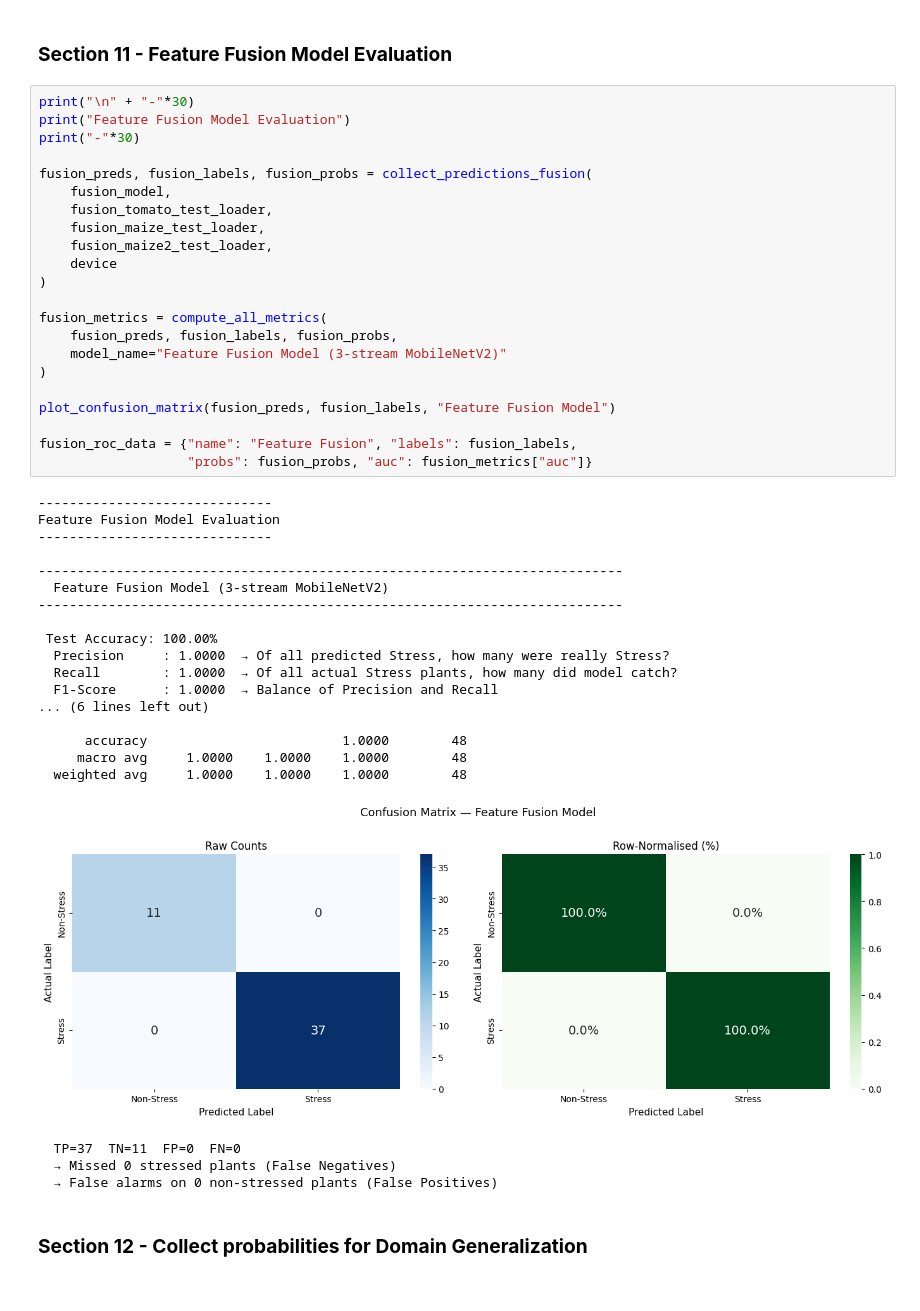
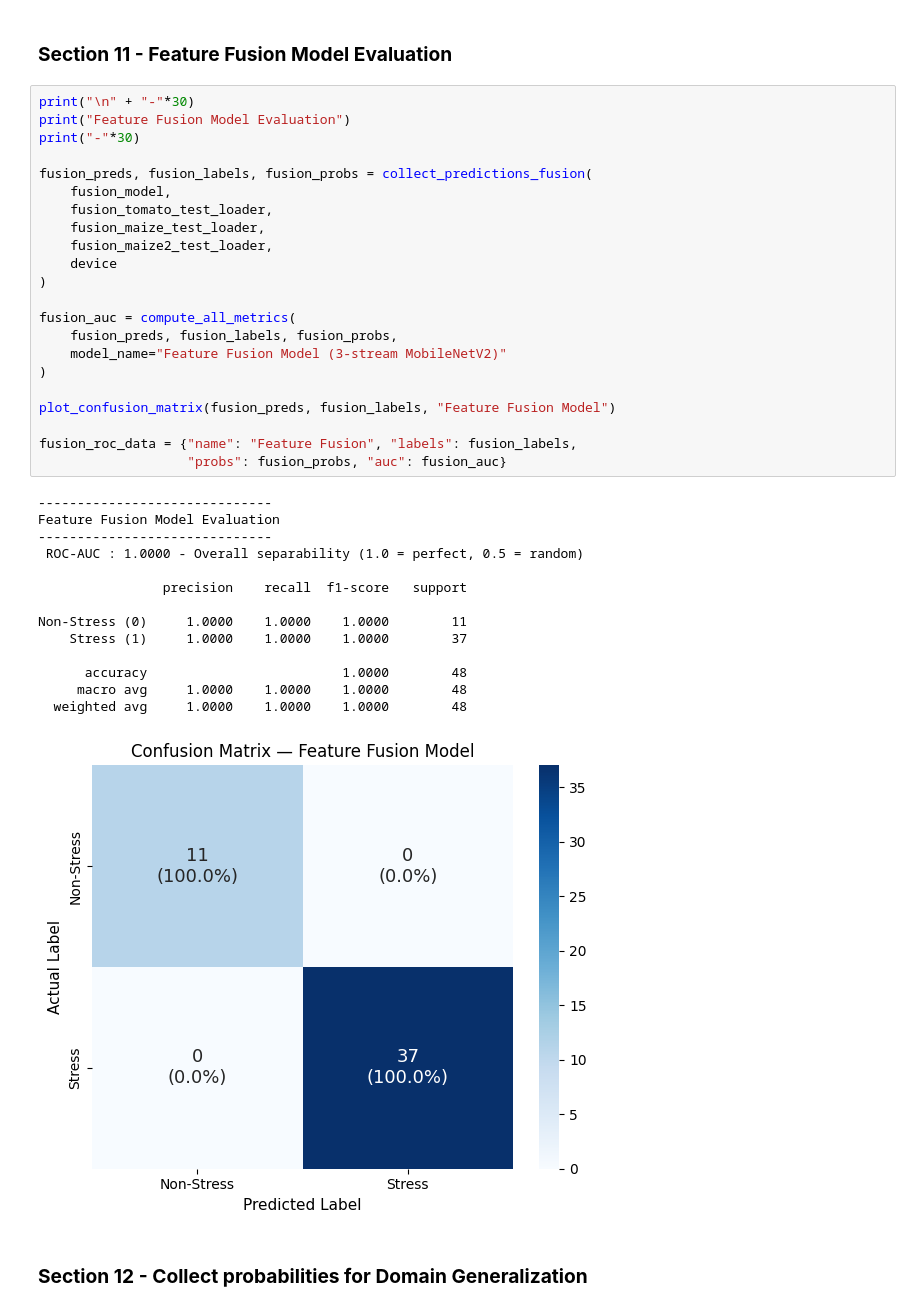
Before and after one commit to Manish3501/A_Domain-Generalized_Deep_Learning_Framework_for_Cross-Dataset_Water-Stress-Detection-from-Crop-Leaf, a Jupyter notebook: Evaluation/all_model_evaluation.ipynb, the cells around one changed output. Cells and saved outputs as stored; diff of their text form.

```diff
--- a/Evaluation/all_model_evaluation.ipynb
+++ b/Evaluation/all_model_evaluation.ipynb
@@ -406,47 +394,40 @@ Improved Ensemble Model Accuracy : 75.40%
 # %%
 print("\n" + "-"*30)
 print("Feature Fusion Model Evaluation")
 print("-"*30)
 
 fusion_preds, fusion_labels, fusion_probs = collect_predictions_fusion(
     fusion_model,
     fusion_tomato_test_loader,
     fusion_maize_test_loader,
     fusion_maize2_test_loader,
     device
 )
 
-fusion_metrics = compute_all_metrics(
+fusion_auc = compute_all_metrics(
     fusion_preds, fusion_labels, fusion_probs,
     model_name="Feature Fusion Model (3-stream MobileNetV2)"
 )
 
 plot_confusion_matrix(fusion_preds, fusion_labels, "Feature Fusion Model")
 
 fusion_roc_data = {"name": "Feature Fusion", "labels": fusion_labels,
-                   "probs": fusion_probs, "auc": fusion_metrics["auc"]}
+                   "probs": fusion_probs, "auc": fusion_auc}
 # %% [output]
 ------------------------------
 Feature Fusion Model Evaluation
 ------------------------------
+ ROC-AUC : 1.0000 - Overall separability (1.0 = perfect, 0.5 = random)
 
----------------------------------------------------------------------------
-  Feature Fusion Model (3-stream MobileNetV2)
----------------------------------------------------------------------------
+                precision    recall  f1-score   support
 
- Test Accuracy: 100.00%
-  Precision     : 1.0000  → Of all predicted Stress, how many were really Stress?
-  Recall        : 1.0000  → Of all actual Stress plants, how many did model catch?
-  F1-Score      : 1.0000  → Balance of Precision and Recall
-... (6 lines left out)
+Non-Stress (0)     1.0000    1.0000    1.0000        11
+    Stress (1)     1.0000    1.0000    1.0000        37
 
       accuracy                         1.0000        48
      macro avg     1.0000    1.0000    1.0000        48
   weighted avg     1.0000    1.0000    1.0000        48
-[figure, old version]
+[figure, new version]
-  TP=37  TN=11  FP=0  FN=0
-  → Missed 0 stressed plants (False Negatives)
-  → False alarms on 0 non-stressed plants (False Positives)
 # %% [markdown]
 ### **Section 12 - Collect probabilities for Domain Generalization**
 # %%
```
Also changed, not shown: parts of 8 cells of this notebook.
